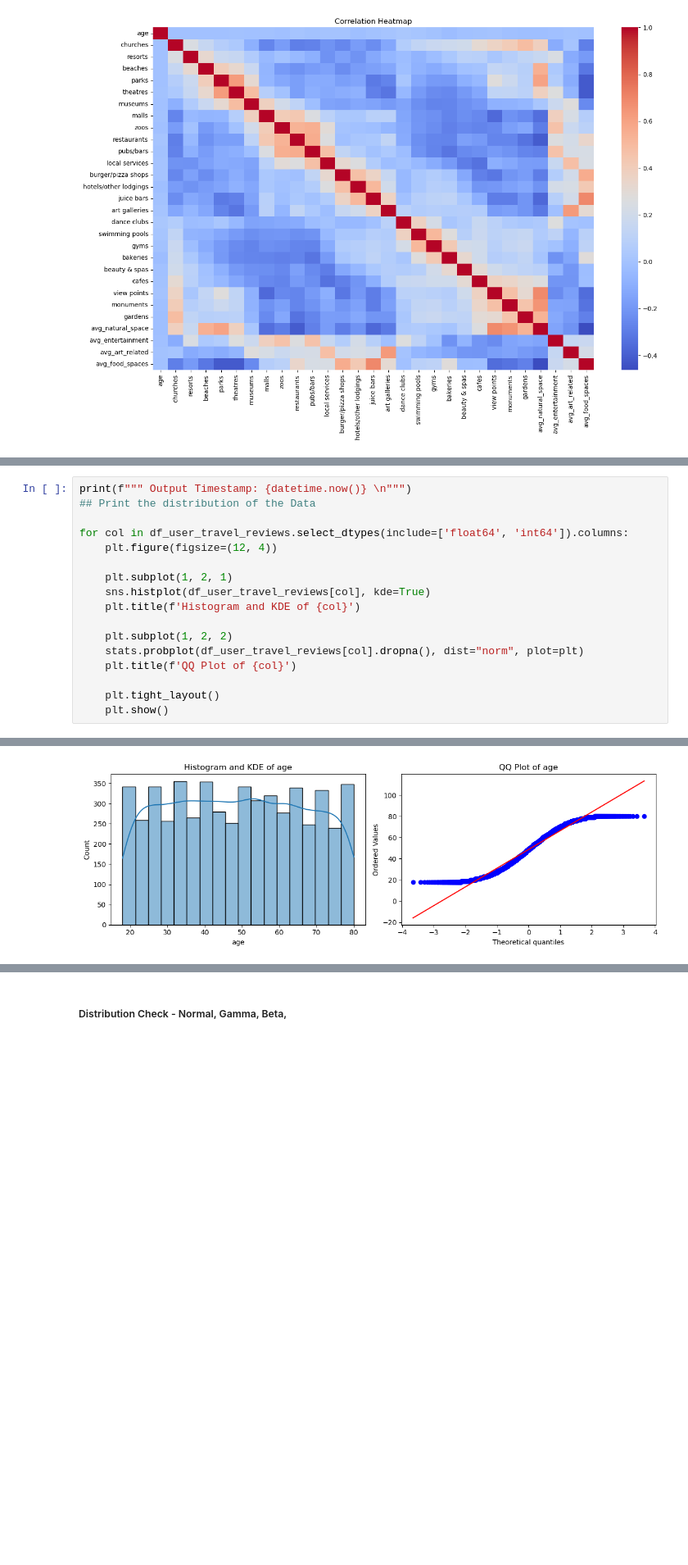
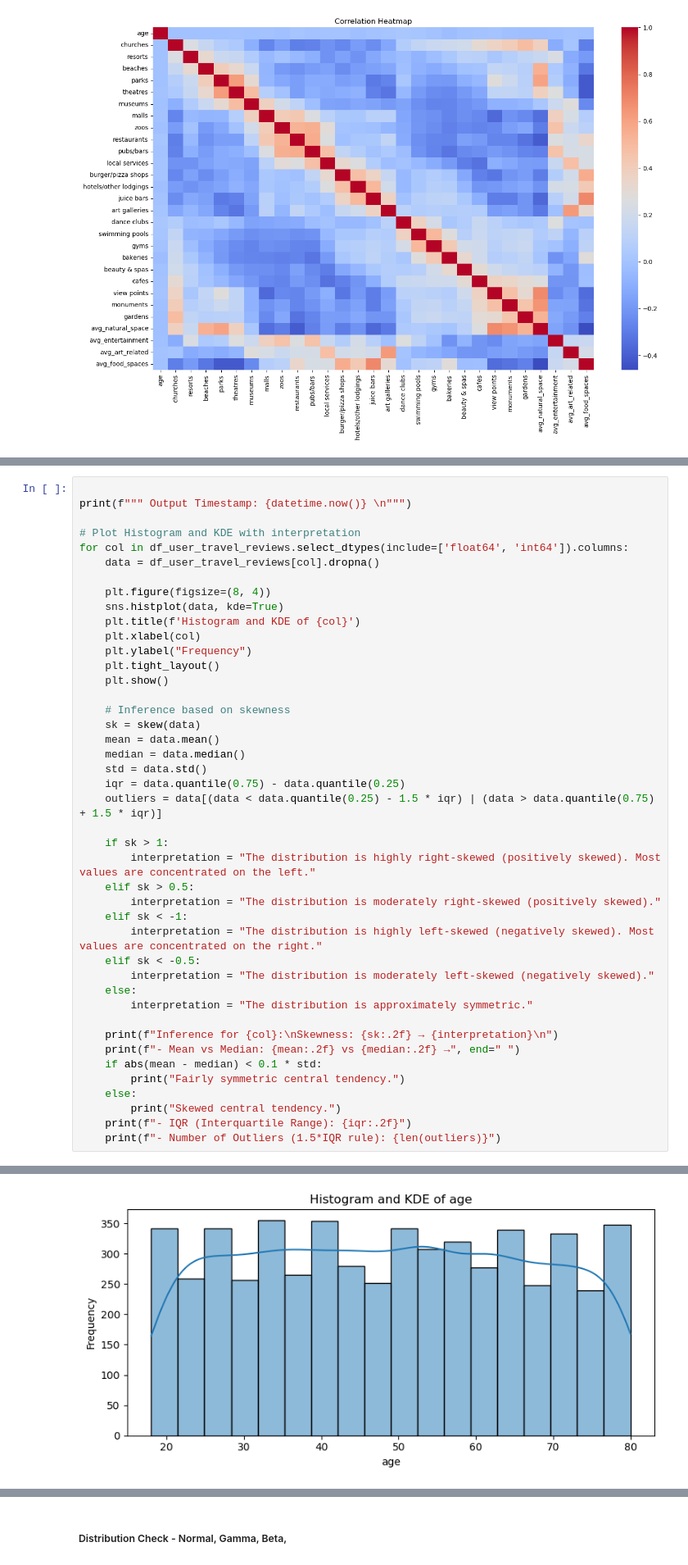
Before and after one commit to BPALAN-USD/AAI_500_GROUP_12, a Jupyter notebook: TravelReviews.ipynb, the cells around one changed output, grey strips where cells are left out. Shown at 82% size. Saved outputs shown, nothing was run; the diff lists cells and outputs as text; blank space fills up the shorter version.

Commit message:
Improved Inferences on Distribution of Data

```diff
--- a/TravelReviews.ipynb
+++ b/TravelReviews.ipynb
@@ -325,18 +326,44 @@ Name: count, dtype: int64
 # %%
+
 print(f""" Output Timestamp: {datetime.now()} \n""")
-## Print the distribution of the Data
 
+# Plot Histogram and KDE with interpretation
 for col in df_user_travel_reviews.select_dtypes(include=['float64', 'int64']).columns:
-    plt.figure(figsize=(12, 4))
+    data = df_user_travel_reviews[col].dropna()
 
-    plt.subplot(1, 2, 1)
-    sns.histplot(df_user_travel_reviews[col], kde=True)
+    plt.figure(figsize=(8, 4))
+    sns.histplot(data, kde=True)
     plt.title(f'Histogram and KDE of {col}')
-
-    plt.subplot(1, 2, 2)
-    stats.probplot(df_user_travel_reviews[col].dropna(), dist="norm", plot=plt)
-    plt.title(f'QQ Plot of {col}')
-
+    plt.xlabel(col)
+    plt.ylabel("Frequency")
     plt.tight_layout()
     plt.show()
+
+    # Inference based on skewness
+    sk = skew(data)
+    mean = data.mean()
+    median = data.median()
+    std = data.std()
+    iqr = data.quantile(0.75) - data.quantile(0.25)
+    outliers = data[(data < data.quantile(0.25) - 1.5 * iqr) | (data > data.quantile(0.75) + 1.5 * iqr)]
+
+    if sk > 1:
+        interpretation = "The distribution is highly right-skewed (positively skewed). Most values are concentrated on the left."
+    elif sk > 0.5:
+        interpretation = "The distribution is moderately right-skewed (positively skewed)."
+    elif sk < -1:
+        interpretation = "The distribution is highly left-skewed (negatively skewed). Most values are concentrated on the right."
+    elif sk < -0.5:
+        interpretation = "The distribution is moderately left-skewed (negatively skewed)."
+    else:
+        interpretation = "The distribution is approximately symmetric."
+
+    print(f"Inference for {col}:\nSkewness: {sk:.2f} → {interpretation}\n")
+    print(f"- Mean vs Median: {mean:.2f} vs {median:.2f} →", end=" ")
+    if abs(mean - median) < 0.1 * std:
+        print("Fairly symmetric central tendency.")
+    else:
+        print("Skewed central tendency.")
+    print(f"- IQR (Interquartile Range): {iqr:.2f}")
+    print(f"- Number of Outliers (1.5*IQR rule): {len(outliers)}")
 # %% [output]
@@ -344 +371 @@ for col in df_user_travel_reviews.select_dtypes(include=['float64', 'int64']).co
-[figure, old version]
+[figure, new version]
```
Also changed, not shown: parts of 6 cells of this notebook.
